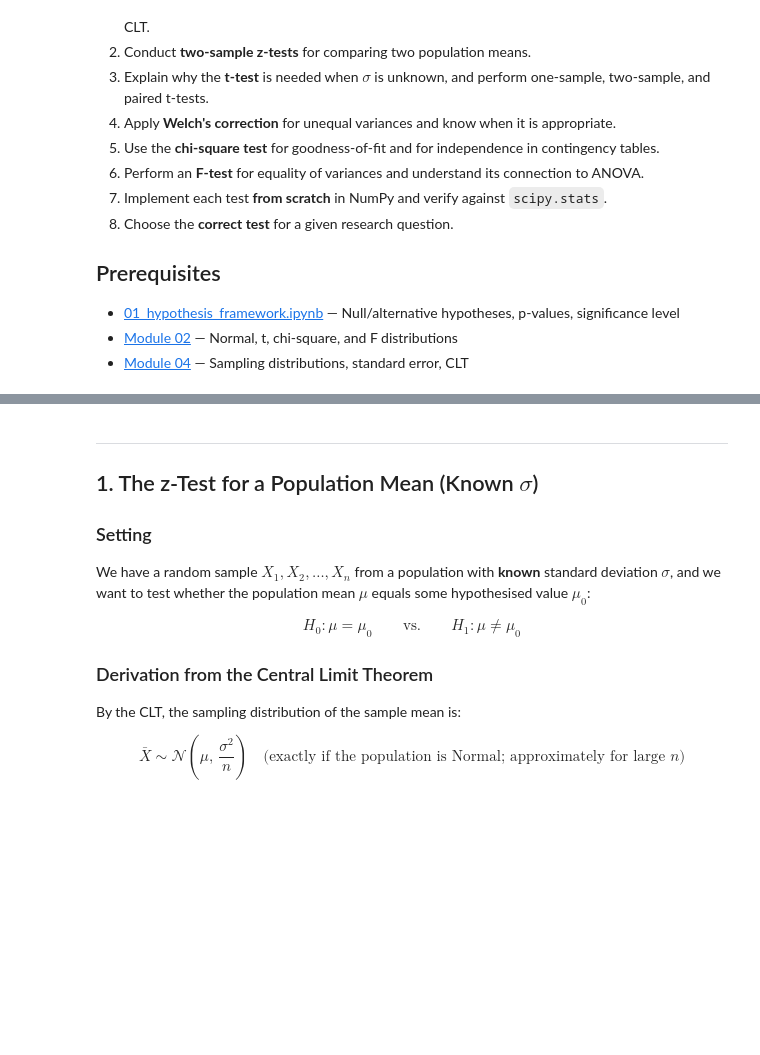
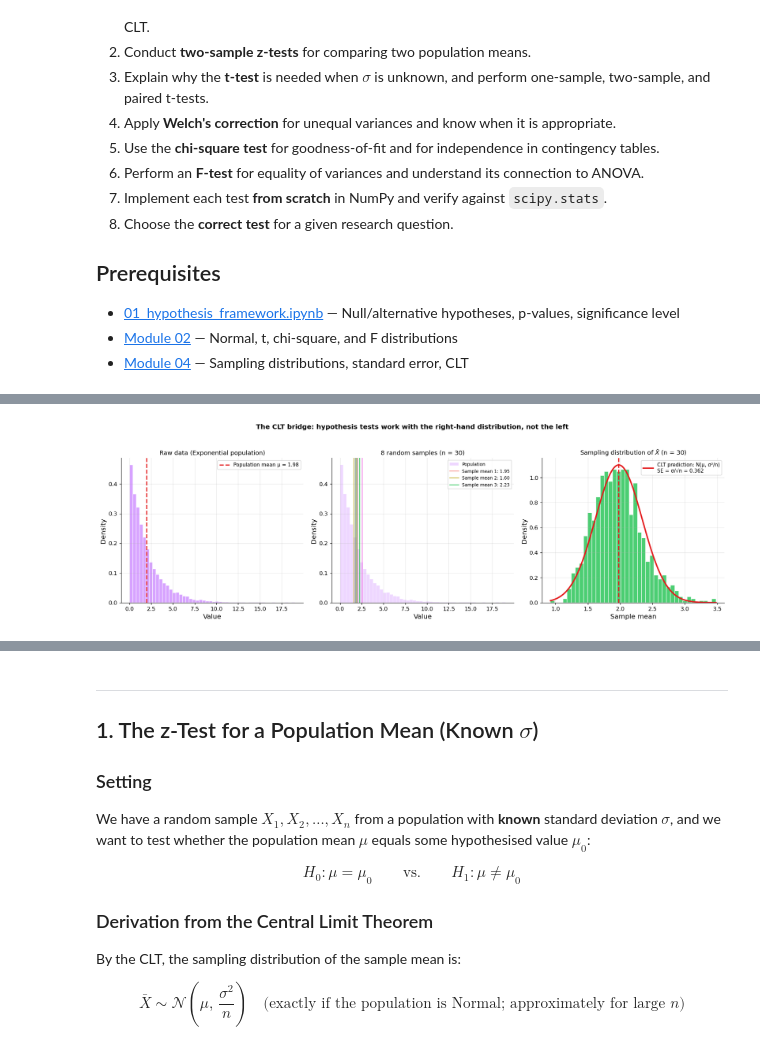
Before and after one commit to alextimmer/applied-and-mathematical-statistics, a Jupyter notebook: notebooks/05_hypothesis_testing/02_common_tests.ipynb, the cells around one changed output, grey strips where cells are left out. Saved outputs shown, nothing was run; the diff lists cells and outputs as text; code cells hidden in the pictures; blank space fills up the shorter version.

Commit message:
adding to common tests notebook

```diff
--- a/notebooks/05_hypothesis_testing/02_common_tests.ipynb
+++ b/notebooks/05_hypothesis_testing/02_common_tests.ipynb
@@ -88,0 +117,83 @@ rng = np.random.default_rng(42)
+# %%
+# CLT in action: from non-normal raw data to normal sampling distribution
+fig, (ax1, ax2, ax3) = plt.subplots(1, 3, figsize=(16, 5))
+
+# --- Panel 1: the raw (non-normal) population ---
+population = rng.exponential(scale=2, size=10_000)
+
+ax1.hist(
+    population, bins=50, density=True, alpha=0.7, color="#C77CFF", edgecolor="white"
+)
+ax1.axvline(
+    population.mean(),
+    color="#E41A1C",
+    linewidth=2,
+    linestyle="--",
+    label=f"Population mean μ = {population.mean():.2f}",
+)
+ax1.set_title("Raw data (Exponential population)", fontsize=11)
+ax1.set_xlabel("Value")
+ax1.set_ylabel("Density")
+ax1.legend(fontsize=9)
+
+# --- Panel 2: draw several samples, show their means ---
+sample_size = 30
+n_samples = 1_000
+sample_means = np.array(
+    [rng.choice(population, size=sample_size).mean() for _ in range(n_samples)]
+)
+
+ax2.hist(
+    population,
+    bins=50,
+    density=True,
+    alpha=0.3,
+    color="#C77CFF",
+    edgecolor="white",
+    label="Population",
+)
+for i in range(8):
+    xm = rng.choice(population, size=sample_size).mean()
+    ax2.axvline(
+        xm,
+        color=f"C{i}",
+        linewidth=1.5,
+        alpha=0.7,
+        label=f"Sample mean {i + 1}: {xm:.2f}" if i < 3 else None,
+    )
+ax2.set_title(f"8 random samples (n = {sample_size})", fontsize=11)
+ax2.set_xlabel("Value")
+ax2.set_ylabel("Density")
+ax2.legend(fontsize=8)
+
+# --- Panel 3: the sampling distribution of the mean ---
+ax3.hist(
+    sample_means, bins=40, density=True, alpha=0.7, color="#00BA38", edgecolor="white"
+)
+
+# Overlay the theoretical normal (CLT prediction)
+se = population.std() / np.sqrt(sample_size)
+x_fit = np.linspace(sample_means.min(), sample_means.max(), 200)
+ax3.plot(
+    x_fit,
+    stats.norm.pdf(x_fit, population.mean(), se),
+    color="#E41A1C",
+    linewidth=2.5,
+    label=f"CLT prediction: N(μ, σ²/n)\nSE = σ/√n = {se:.3f}",
+)
+ax3.axvline(population.mean(), color="#E41A1C", linewidth=2, linestyle="--")
+ax3.set_title(f"Sampling distribution of $\\bar{{X}}$ (n = {sample_size})", fontsize=11)
+ax3.set_xlabel("Sample mean")
+ax3.set_ylabel("Density")
+ax3.legend(fontsize=9)
+
+fig.suptitle(
+    "The CLT bridge: hypothesis tests work with the right-hand distribution, not the left",
+    fontsize=12,
+    fontweight="bold",
+    y=1.02,
+)
+plt.tight_layout()
+plt.show()
+# %% [output]
+[figure, added]
```
Also changed, not shown: parts of 12 cells of this notebook, 5 other files.
